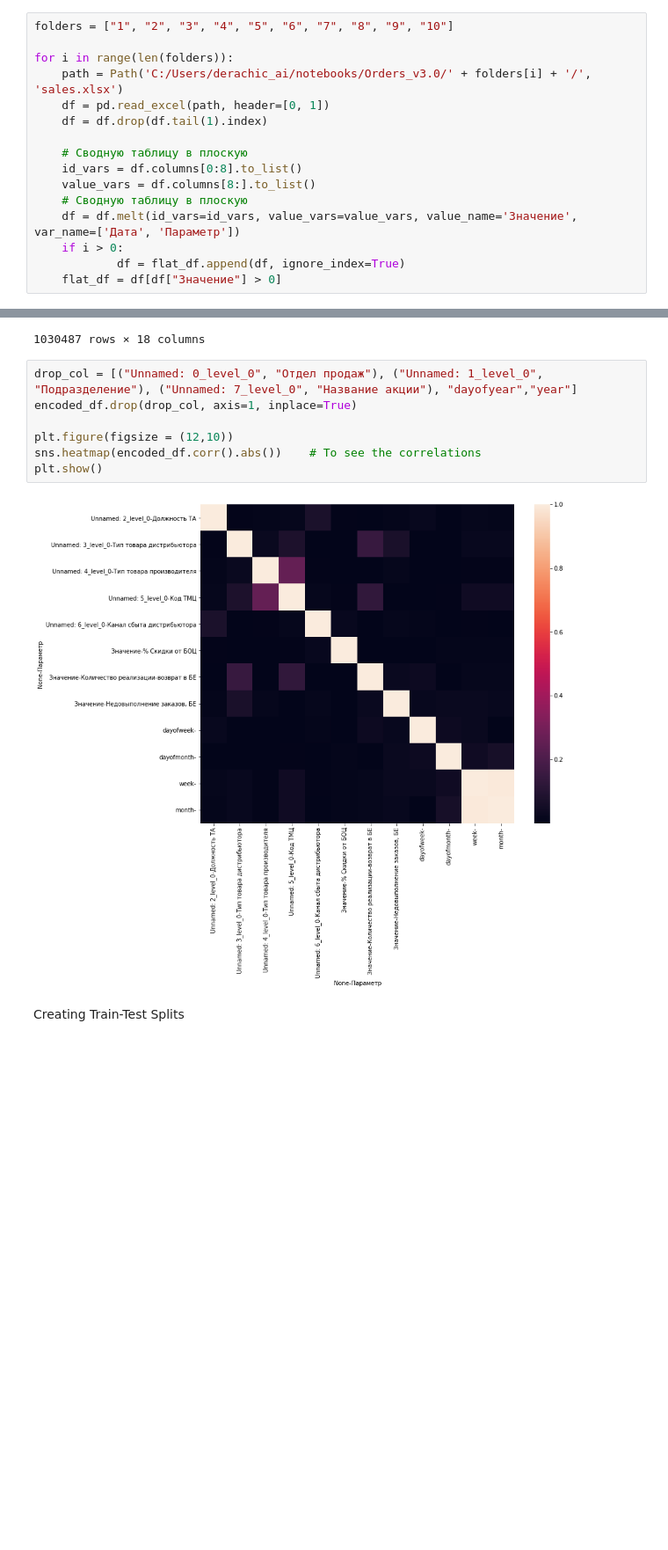
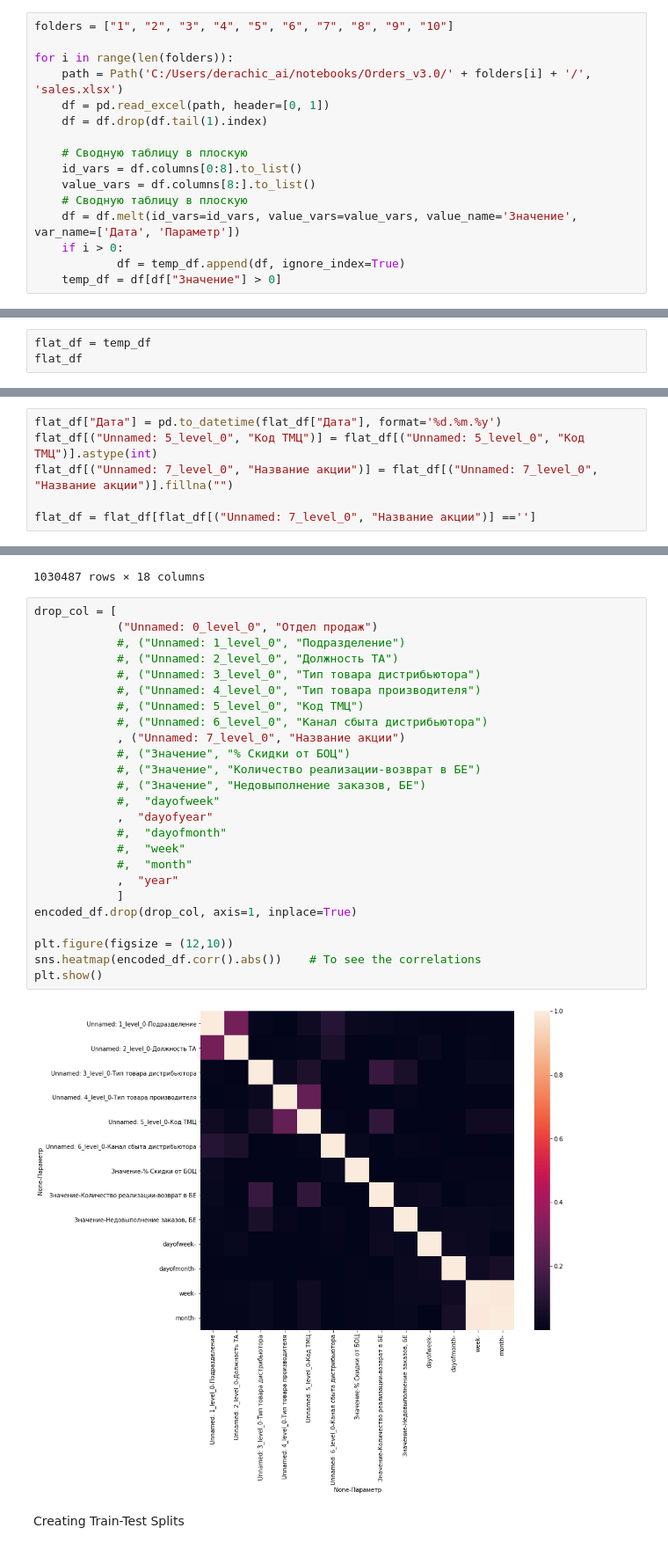
Before and after one commit to alexandrdera/YM, a Jupyter notebook: Orders_v3.0/Orders.ipynb, the cells around one changed output, grey strips where cells are left out. Shown at 88% size. Cells and saved outputs as stored; diff of their text form; blank space fills up the shorter version.

```diff
--- a/Orders_v3.0/Orders.ipynb
+++ b/Orders_v3.0/Orders.ipynb
@@ -24,5 +24,5 @@ for i in range(len(folders)):
     # Сводную таблицу в плоскую
     df = df.melt(id_vars=id_vars, value_vars=value_vars, value_name='Значение', var_name=['Дата', 'Параметр'])
     if i > 0:
-            df = flat_df.append(df, ignore_index=True)
-    flat_df = df[df["Значение"] > 0]
+            df = temp_df.append(df, ignore_index=True)
+    temp_df = df[df["Значение"] > 0]
@@ -30,0 +29,3 @@ flat_df = flat_df[flat_df[("Unnamed: 7_level_0", "Название акции")]
+# %%
+flat_df = temp_df
+flat_df
@@ -30,0 +46,6 @@ flat_df = flat_df[flat_df[("Unnamed: 7_level_0", "Название акции")]
+# %%
+flat_df["Дата"] = pd.to_datetime(flat_df["Дата"], format='%d.%m.%y')
+flat_df[("Unnamed: 5_level_0", "Код ТМЦ")] = flat_df[("Unnamed: 5_level_0", "Код ТМЦ")].astype(int)
+flat_df[("Unnamed: 7_level_0", "Название акции")] = flat_df[("Unnamed: 7_level_0", "Название акции")].fillna("")
+
+flat_df = flat_df[flat_df[("Unnamed: 7_level_0", "Название акции")] =='']
@@ -172,14 +209,32 @@ encoded_df
 | 1030486 | 2 | 12 | 52 | 8 | ... |
 1030487 rows × 18 columns
 # %%
-drop_col = [("Unnamed: 0_level_0", "Отдел продаж"), ("Unnamed: 1_level_0", "Подразделение"), ("Unnamed: 7_level_0", "Название акции"), "dayofyear","year"]
+drop_col = [
+            ("Unnamed: 0_level_0", "Отдел продаж")
+            #, ("Unnamed: 1_level_0", "Подразделение")
+            #, ("Unnamed: 2_level_0", "Должность ТА")
+            #, ("Unnamed: 3_level_0", "Тип товара дистрибьютора")
+            #, ("Unnamed: 4_level_0", "Тип товара производителя")
+            #, ("Unnamed: 5_level_0", "Код ТМЦ")
+            #, ("Unnamed: 6_level_0", "Канал сбыта дистрибьютора")
+            , ("Unnamed: 7_level_0", "Название акции")
+            #, ("Значение", "% Скидки от БОЦ")
+            #, ("Значение", "Количество реализации-возврат в БЕ")
+            #, ("Значение", "Недовыполнение заказов, БЕ")
+            #,  "dayofweek"
+            ,  "dayofyear"
+            #,  "dayofmonth"
+            #,  "week"
+            #,  "month"
+            ,  "year"
+            ]
 encoded_df.drop(drop_col, axis=1, inplace=True)
 
 plt.figure(figsize = (12,10))
 sns.heatmap(encoded_df.corr().abs())    # To see the correlations
 plt.show()
 # %% [output]
-[figure, old version]
+[figure, new version]
 # %% [markdown]
 Creating Train-Test Splits
 # %%
```
Also changed, not shown: parts of 9 cells of this notebook.
